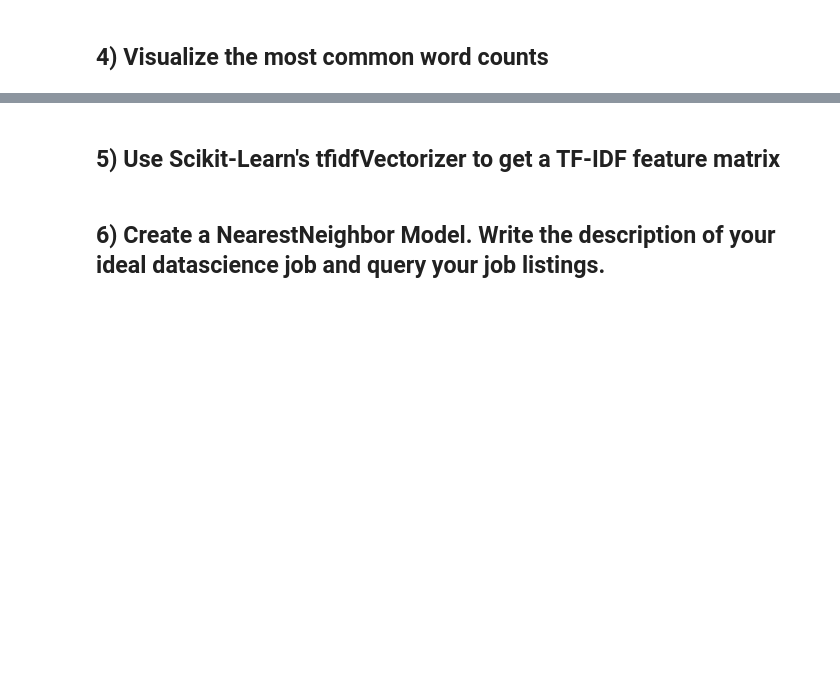
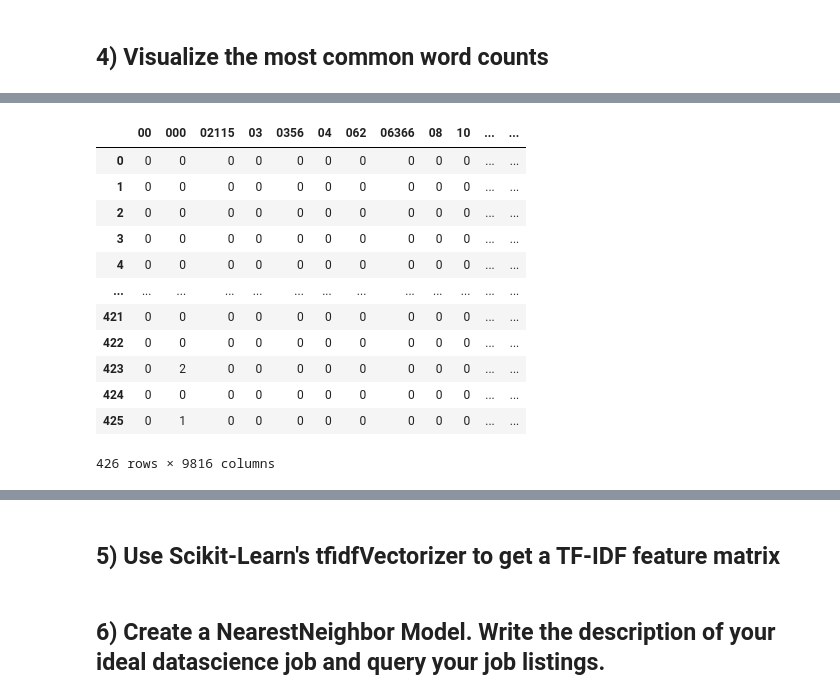
Before and after one commit to danoand/DS-Unit-4-Sprint-1-NLP, a Jupyter notebook: module2-vector-representations/LS_DS_412_Vector_Representations_Assignment.ipynb, the cells around one changed output, grey strips where cells are left out. Saved outputs shown, nothing was run; the diff lists cells and outputs as text; code cells hidden in the pictures; blank space fills up the shorter version.

```diff
--- a/module2-vector-representations/LS_DS_412_Vector_Representations_Assignment.ipynb
+++ b/module2-vector-representations/LS_DS_412_Vector_Representations_Assignment.ipynb
@@ -123,0 +121,21 @@ raise Exception("\nThis task is not complete. \nReplace this line with your code
+# %%
+from spacy.tokenizer import Tokenizer
+
+# Import the large core english module
+nlp = spacy.load("en_core_web_lg")
+
+# Create the Tokenizer object
+tokenizer = Tokenizer(nlp.vocab)
+# %%
+# Generate tokens
+tmp_tokens = [] # working list of tokens
+
+# Iterate through the dataframe column and generate tokens
+for doc in tokenizer.pipe(df_job_lstgs_wrk['description_upd'], batch_size=1000):
+    # Generate the tokens for this iteration (df row column)
+    doc_tkns = [token.text for token in doc]
+    # Append to our temporary/working list of tokens
+    tmp_tokens.append(doc_tkns)
+
+# Add the list of tokens to our dataframe as a column
+df_job_lstgs_wrk['tokens'] = tmp_tokens
@@ -133,0 +196,18 @@ raise Exception("\nThis task is not complete. \nReplace this line with your code
+# %%
+# Generate a Word Count dataframe indicating the word count for each document
+dtm_wc = pd.DataFrame(dtm.todense(), columns=vect.get_feature_names())
+dtm_wc
+# %% [output]
+|  | 00 | 000 | 02115 | 03 | 0356 | 04 | 062 | 06366 | 08 | 10 | ... | ... |
+| 0 | 0 | 0 | 0 | 0 | 0 | 0 | 0 | 0 | 0 | 0 | ... | ... |
+| 1 | 0 | 0 | 0 | 0 | 0 | 0 | 0 | 0 | 0 | 0 | ... | ... |
+| 2 | 0 | 0 | 0 | 0 | 0 | 0 | 0 | 0 | 0 | 0 | ... | ... |
+| 3 | 0 | 0 | 0 | 0 | 0 | 0 | 0 | 0 | 0 | 0 | ... | ... |
+| 4 | 0 | 0 | 0 | 0 | 0 | 0 | 0 | 0 | 0 | 0 | ... | ... |
+| ... | ... | ... | ... | ... | ... | ... | ... | ... | ... | ... | ... | ... |
+| 421 | 0 | 0 | 0 | 0 | 0 | 0 | 0 | 0 | 0 | 0 | ... | ... |
+| 422 | 0 | 0 | 0 | 0 | 0 | 0 | 0 | 0 | 0 | 0 | ... | ... |
+| 423 | 0 | 2 | 0 | 0 | 0 | 0 | 0 | 0 | 0 | 0 | ... | ... |
+| 424 | 0 | 0 | 0 | 0 | 0 | 0 | 0 | 0 | 0 | 0 | ... | ... |
+| 425 | 0 | 1 | 0 | 0 | 0 | 0 | 0 | 0 | 0 | 0 | ... | ... |
+426 rows × 9816 columns
```
Also changed, not shown: parts of 11 cells of this notebook.
